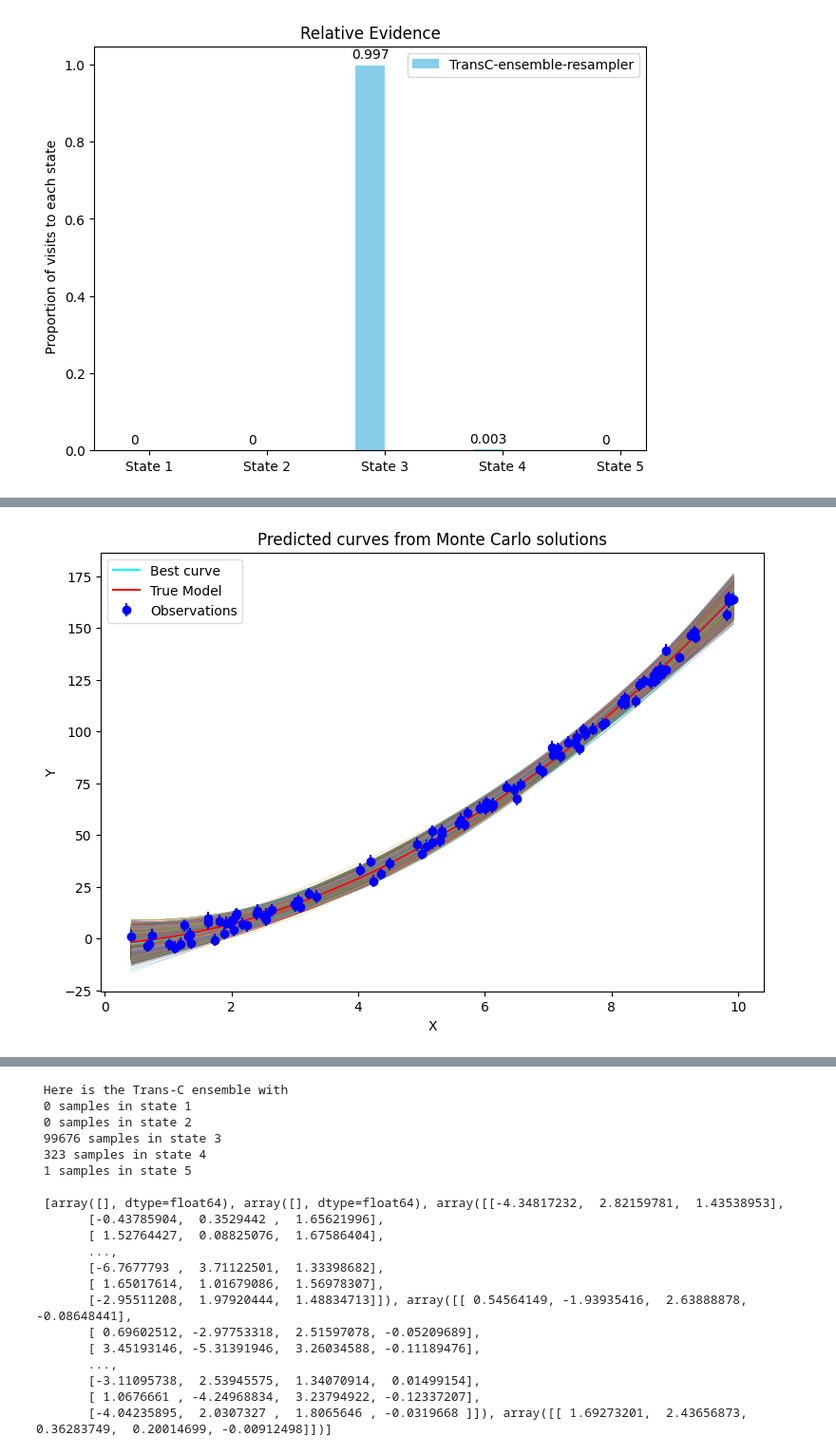
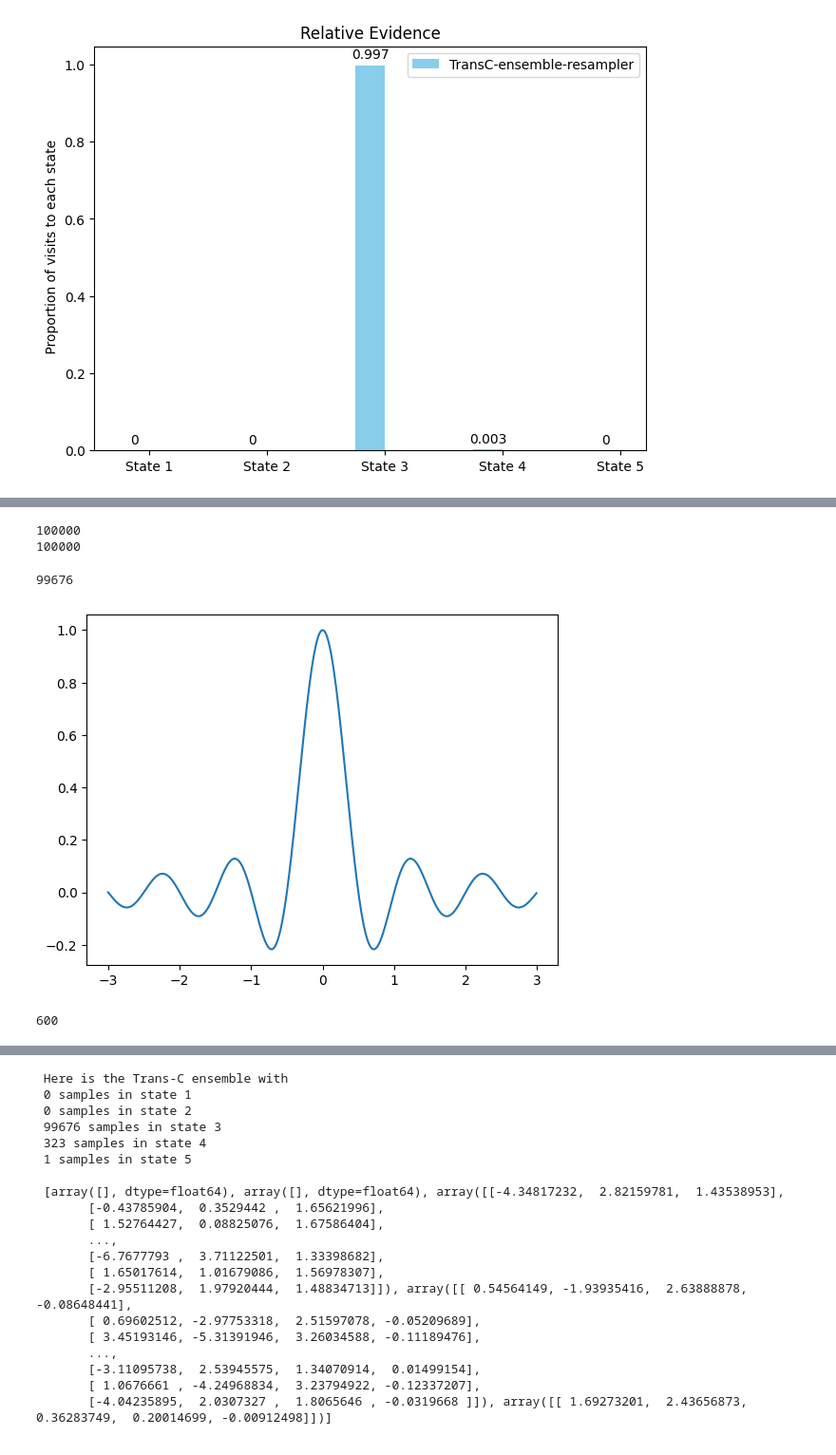
Before and after one commit to Cuttlefish-Joe/Trans_C_Quadratic, a Jupyter notebook: Trans_C_Quadratic_0orderwork.ipynb, the cells around one changed output, grey strips where cells are left out. Shown at 95% size. Drawn from its saved outputs; the diff is of its cells as text; code cells hidden in the pictures.

Commit message:
time changing graph attempt

```diff
--- a/Trans_C_Quadratic_0orderwork.ipynb
+++ b/Trans_C_Quadratic_0orderwork.ipynb
@@ -490,17 +456,34 @@ array([[ 1.        ,  0.41593444,  0.17300146],
-# %%
-s = np.dot(G2, np.transpose(ensemble_per_state[2]))
-ypredicted = np.dot(G2,ml[2]) # predicted y values from least squares solution
-
-## need to fix up x something else is replacing its calling earlier on
-fig, ax = plt.subplots(figsize=(9,6))
-ax.plot(x,s,lw=0.2)
-ax.errorbar(x,y,yerr=sigma,fmt='o',color='b',label='Observations')
-plt.title('Predicted curves from Monte Carlo solutions')
-ax.plot(x, ypredicted,label='Best curve',color='cyan')
-ax.plot(x, x0_true + x1_true * x + x2_true * x**2, label='True Model', color='red')
-plt.legend(loc='upper left',framealpha=0.7)
-plt.xlabel('X')
-plt.ylabel('Y')
-plt.show()
-# %% [output]
-[figure, removed]
+# %%
+## this one is useful for a plot over time
+
+chain_estimates = []
+chain_colours = []
+
+for i in range(len(model_chains)):
+    if len(model_chains[i]) == 1:
+        chain_estimates.append(np.dot(G0, model_chains[i]))
+        chain_colours.append('blue')
+    elif len(model_chains[i]) == 2:
+        chain_estimates.append(np.dot(G1, model_chains[i]))
+        chain_colours.append('orange')
+    elif len(model_chains[i]) == 3:
+        chain_estimates.append(np.dot(G2, model_chains[i]))
+        chain_colours.append('brown')
+    elif len(model_chains[i]) == 4:
+        chain_estimates.append(np.dot(G3, model_chains[i]))
+        chain_colours.append('green')
+    elif len(model_chains[i]) == 5:
+        chain_estimates.append(np.dot(G4, model_chains[i]))
+        chain_colours.append('purple')
+    else:
+        print('State ',i,' is a higher order polynomial model')
+
+print(len(model_chains))
+print(len(chain_estimates))
+# %% [output]
+100000
+100000
+# %%
+len(transc_ensemble[2])
+# %% [output]
+99676
@@ -506,0 +506,21 @@ plt.show()
+# %%
+x = np.arange(-3, 3, 0.01)
+j = 1
+y = np.sin( np.pi*x*j ) / ( np.pi*x*j )
+fig = plt.figure()
+ax = fig.add_subplot(111)
+#plot a line along points x,y
+line, = ax.plot(x, y)
+#update data
+j = 2
+y2 = np.sin( np.pi*x*j ) / ( np.pi*x*j )
+#update the line with the new data
+line.set_ydata(y2)
+
+plt.show()
+# %% [output]
+[figure, added]
+# %%
+len(y)
+# %% [output]
+600
```
Also changed, not shown: parts of 13 cells of this notebook, 3 other files.
